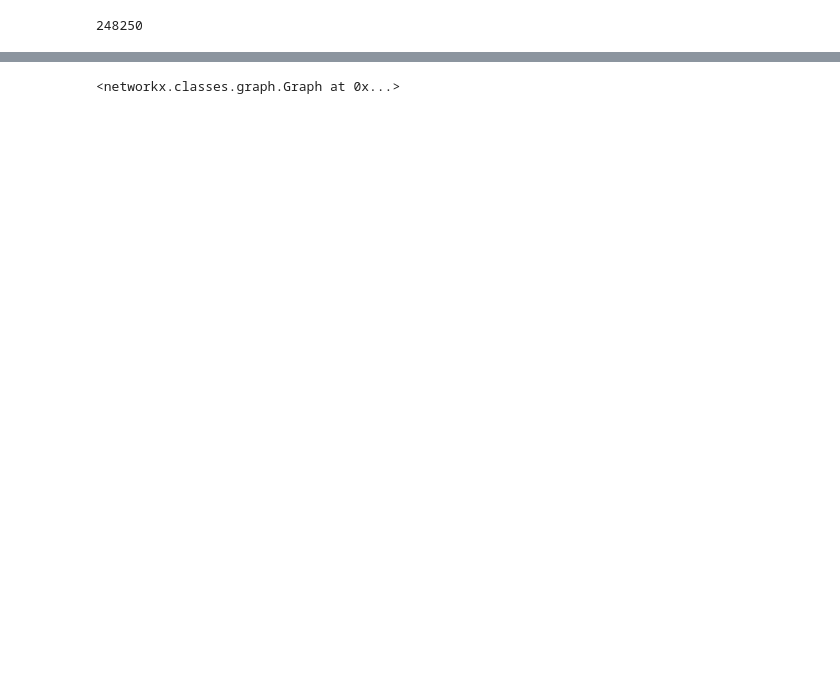
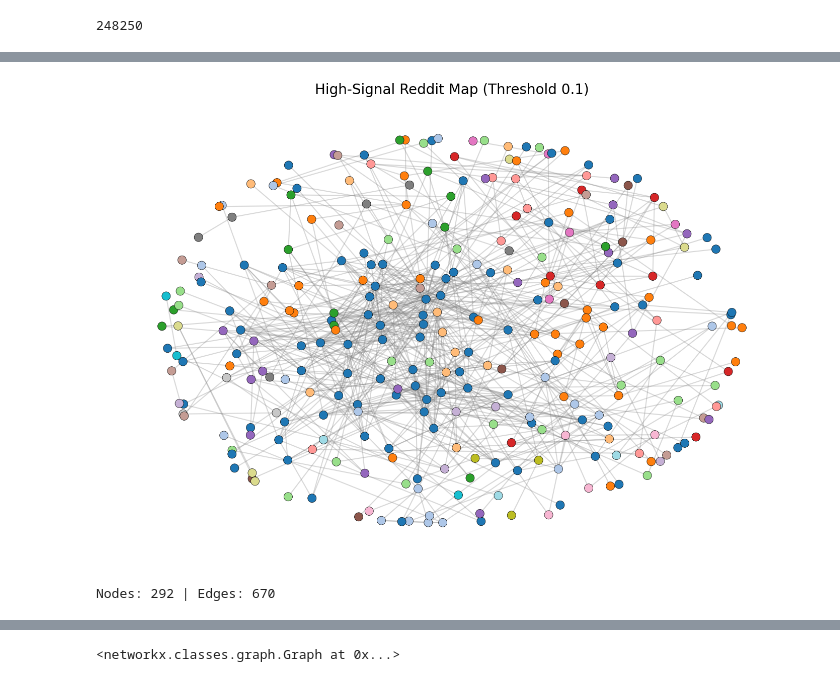
Before and after one commit to Donyl-Alcantara/Accesslab_MiniProject_Alcantara-Vocal, a Jupyter notebook: 04 Network Topology.ipynb, the cells around one changed output, grey strips where cells are left out. Drawn from its saved outputs; the diff is of its cells as text; code cells hidden in the pictures; blank space fills up the shorter version.

```diff
--- a/04 Network Topology.ipynb
+++ b/04 Network Topology.ipynb
@@ -756,0 +953,12 @@ adjacency_matrix.eliminate_zeros()
+# %%
+# 1. Calculate Eigenvector Centrality (takes weights into account)
+centrality = nx.eigenvector_centrality(G_final, weight='weight')
+
+# 2. Print the top subreddit for each of your clusters
+print("--- Community Leaders (Capitals) ---")
+for i, cluster in enumerate(clusters[:5]):
+    # Find the node in this cluster with the highest centrality score
+    leader_node = max(cluster, key=lambda node: centrality[node])
+    leader_name = subreddit_list[leader_node]
+
+    print(f"Community {i+1} Leader: r/{leader_name} (Size: {len(cluster)})")
@@ -756,0 +1196,57 @@ adjacency_matrix.eliminate_zeros()
+# %%
+import networkx as nx
+import matplotlib.pyplot as plt
+
+# 1. Increase Threshold to 0.10 (10% similarity)
+threshold = 0.10
+pruned_matrix = jaccard_matrix.copy()
+pruned_matrix.data[pruned_matrix.data < threshold] = 0
+pruned_matrix.eliminate_zeros()
+
+# 2. Build the graph
+G_high_sig = nx.from_scipy_sparse_array(pruned_matrix, edge_attribute='weight')
+G_high_sig.remove_edges_from(nx.selfloop_edges(G_high_sig))
+
+# 3. Clean-up: Remove isolates AND small "noise" clusters
+# This focuses the map only on communities of 3 or more subreddits
+G_high_sig.remove_nodes_from(list(nx.isolates(G_high_sig)))
+
+# Optional: Remove tiny "duos" to focus on larger trends
+for component in list(nx.connected_components(G_high_sig)):
+    if len(component) < 3:
+        G_high_sig.remove_nodes_from(component)
+
+# 4. Re-run Louvain on this high-signal data
+clusters = sorted(nx.community.louvain_communities(G_high_sig, weight='weight', seed=42), key=len, reverse=True)
+
+# 5. Visualization with "Exploded" Layout
+# Increased k (0.8) and iterations (150) forces more separation
+pos = nx.spring_layout(G_high_sig, k=0.8, iterations=150, seed=42)
+
+plt.figure(figsize=(18, 12))
+node_colors = [next(i for i, c in enumerate(clusters) if n in c) for n in G_high_sig.nodes()]
+
+# Draw edges thicker to show "Heavy Traffic" routes
+nx.draw_networkx_edges(G_high_sig, pos, alpha=0.3, edge_color='gray', width=1.5)
+
+# Draw nodes
+nx.draw_networkx_nodes(G_high_sig, pos,
+                       node_size=150,
+                       node_color=node_colors,
+                       cmap=plt.cm.tab20,
+                       edgecolors='black', linewidths=0.5)
+
+# Label the 5 Capitals
+# labels = {i: f"r/{name}" for i, name in enumerate(subreddit_list)
+#           if name in capitals and i in G_high_sig}
+
+nx.draw_networkx_labels(G_high_sig, pos, labels={}) # labels=labels, font_size=14, font_weight='bold'
+
+plt.title(f"High-Signal Reddit Map (Threshold {threshold})", fontsize=20)
+plt.axis('off')
+plt.show()
+
+print(f"Nodes: {G_high_sig.number_of_nodes()} | Edges: {G_high_sig.number_of_edges()}")
+# %% [output]
+[figure, added]
+Nodes: 292 | Edges: 670
```
Also changed, not shown: parts of 49 cells of this notebook.
